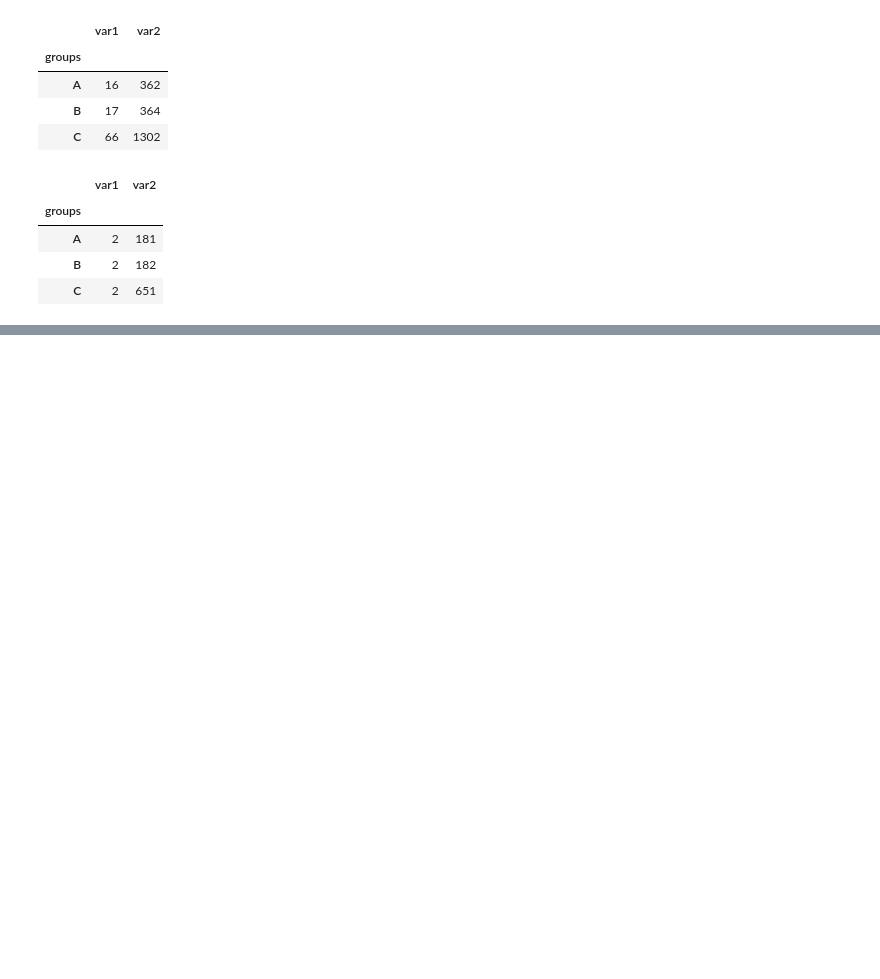
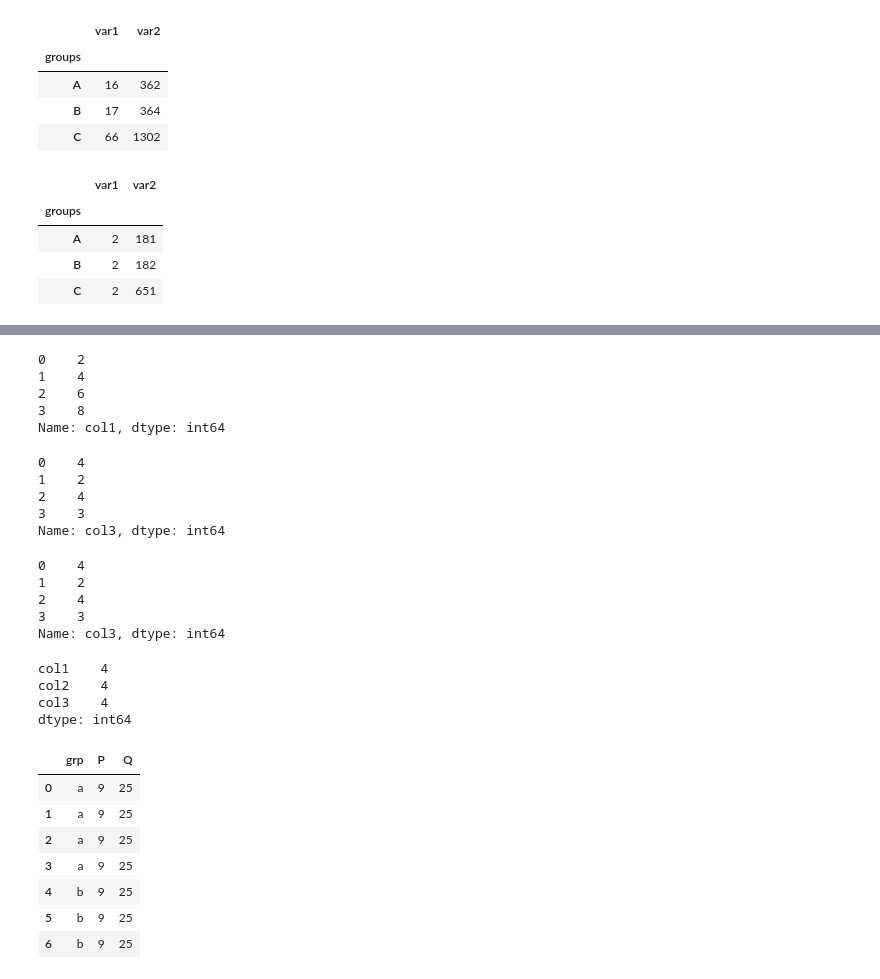
Before and after one commit to ceyhunsahin/PANDAS, a Jupyter notebook: calisma_ders.ipynb, the cells around one changed output, grey strips where cells are left out. Drawn from its saved outputs; the diff is of its cells as text; code cells hidden in the pictures; blank space fills up the shorter version.

```diff
--- a/calisma_ders.ipynb
+++ b/calisma_ders.ipynb
@@ -2225,0 +2456,16 @@ df4.groupby("groups").aggregate({"var1" : "count", "var2" : "median"}) ### panda
+# %%
+df2.col1.apply(times2)
+# %% [output]
+0    2
+1    4
+2    6
+3    8
+Name: col1, dtype: int64
+# %%
+df2.col3.apply(len)
+# %% [output]
+0    4
+1    2
+2    4
+3    3
+Name: col3, dtype: int64
@@ -2225,0 +2474,29 @@ df4.groupby("groups").aggregate({"var1" : "count", "var2" : "median"}) ### panda
+# %%
+df2.col3.transform(len)
+# %% [output]
+0    4
+1    2
+2    4
+3    3
+Name: col3, dtype: int64
+# %%
+df2.apply(len). # her birinin eleman uzunlugunu verir ayni usul transform da calismaz
+# %% [output]
+col1    4
+col2    4
+col3    4
+dtype: int64
+# %%
+df1 = pd.DataFrame([["a",9,25]]*4, columns=["grp", "P", "Q"])
+df2 = pd.DataFrame([["b",9,25]]*3, columns=["grp", "P", "Q"])
+df3 = pd.concat([df1, df2], ignore_index = True)
+df3
+# %% [output]
+|  | grp | P | Q |
+| 0 | a | 9 | 25 |
+| 1 | a | 9 | 25 |
+| 2 | a | 9 | 25 |
+| 3 | a | 9 | 25 |
+| 4 | b | 9 | 25 |
+| 5 | b | 9 | 25 |
+| 6 | b | 9 | 25 |
```
Also changed, not shown: parts of 51 cells of this notebook.
